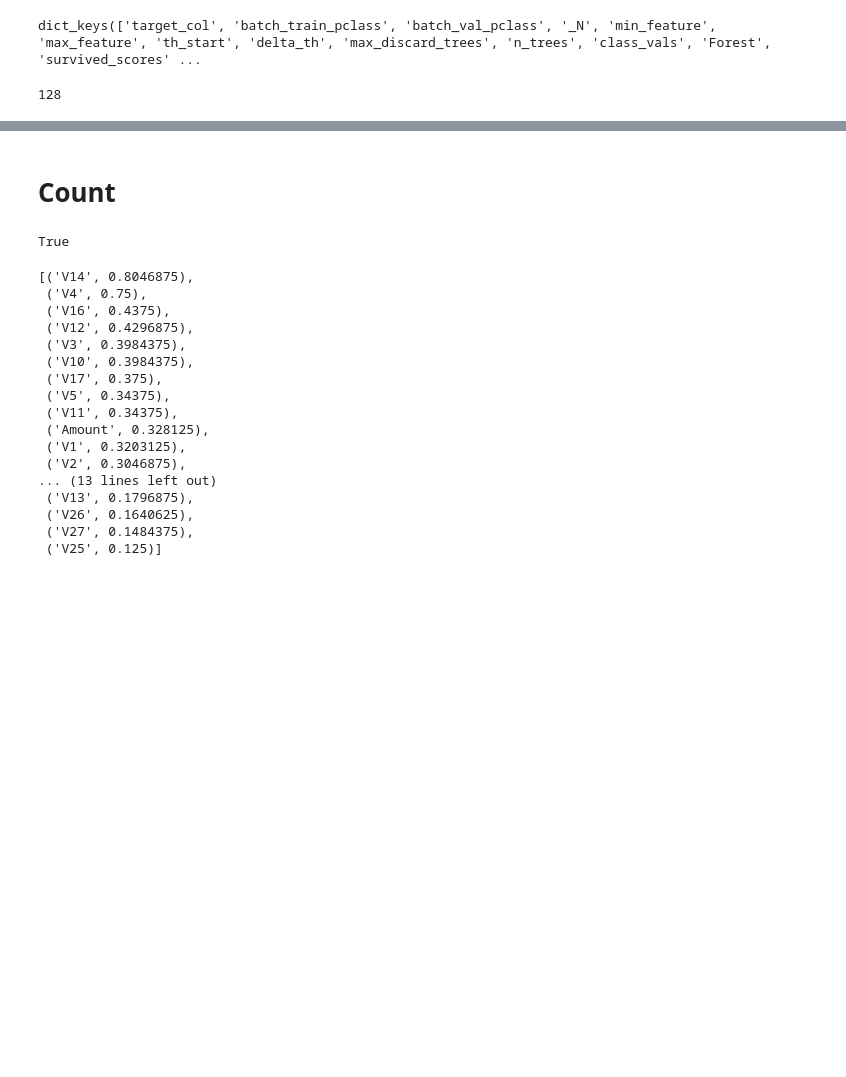
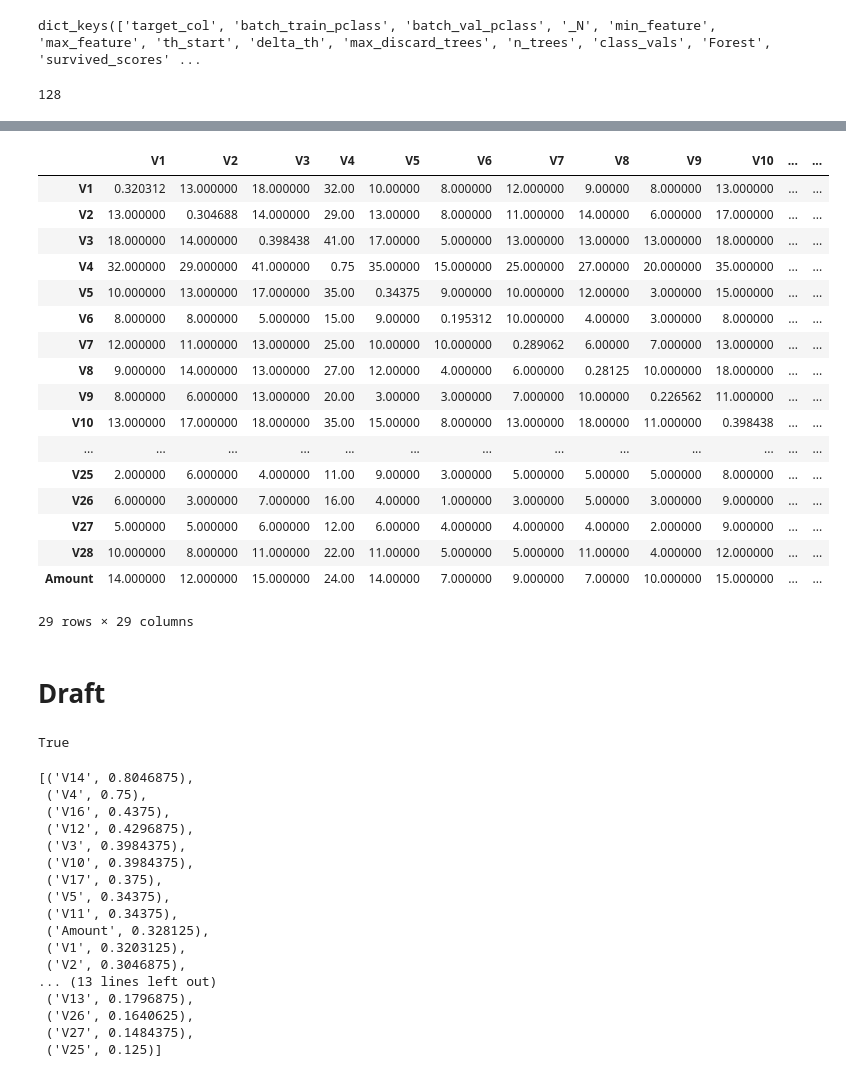
Before and after one commit to ysraell/random-forest-mc, a Jupyter notebook: utils/Feat_Importance.ipynb, the cells around one changed output, grey strips where cells are left out. Cells and saved outputs as stored; diff of their text form; code cells hidden in the pictures; blank space fills up the shorter version.

```diff
--- a/utils/Feat_Importance.ipynb
+++ b/utils/Feat_Importance.ipynb
@@ -144,5 +208,26 @@ cls.process_dataset(df)
+# %%
+cls.featCorrDataFrame()
+# %% [output]
+|  | V1 | V2 | V3 | V4 | V5 | V6 | V7 | V8 | V9 | V10 | ... | ... |
+| V1 | 0.320312 | 13.000000 | 18.000000 | 32.00 | 10.00000 | 8.000000 | 12.000000 | 9.00000 | 8.000000 | 13.000000 | ... | ... |
+| V2 | 13.000000 | 0.304688 | 14.000000 | 29.00 | 13.00000 | 8.000000 | 11.000000 | 14.00000 | 6.000000 | 17.000000 | ... | ... |
+| V3 | 18.000000 | 14.000000 | 0.398438 | 41.00 | 17.00000 | 5.000000 | 13.000000 | 13.00000 | 13.000000 | 18.000000 | ... | ... |
+| V4 | 32.000000 | 29.000000 | 41.000000 | 0.75 | 35.00000 | 15.000000 | 25.000000 | 27.00000 | 20.000000 | 35.000000 | ... | ... |
+| V5 | 10.000000 | 13.000000 | 17.000000 | 35.00 | 0.34375 | 9.000000 | 10.000000 | 12.00000 | 3.000000 | 15.000000 | ... | ... |
+| V6 | 8.000000 | 8.000000 | 5.000000 | 15.00 | 9.00000 | 0.195312 | 10.000000 | 4.00000 | 3.000000 | 8.000000 | ... | ... |
+| V7 | 12.000000 | 11.000000 | 13.000000 | 25.00 | 10.00000 | 10.000000 | 0.289062 | 6.00000 | 7.000000 | 13.000000 | ... | ... |
+| V8 | 9.000000 | 14.000000 | 13.000000 | 27.00 | 12.00000 | 4.000000 | 6.000000 | 0.28125 | 10.000000 | 18.000000 | ... | ... |
+| V9 | 8.000000 | 6.000000 | 13.000000 | 20.00 | 3.00000 | 3.000000 | 7.000000 | 10.00000 | 0.226562 | 11.000000 | ... | ... |
+| V10 | 13.000000 | 17.000000 | 18.000000 | 35.00 | 15.00000 | 8.000000 | 13.000000 | 18.00000 | 11.000000 | 0.398438 | ... | ... |
+| ... | ... | ... | ... | ... | ... | ... | ... | ... | ... | ... | ... | ... |
+| V25 | 2.000000 | 6.000000 | 4.000000 | 11.00 | 9.00000 | 3.000000 | 5.000000 | 5.00000 | 5.000000 | 8.000000 | ... | ... |
+| V26 | 6.000000 | 3.000000 | 7.000000 | 16.00 | 4.00000 | 1.000000 | 3.000000 | 5.00000 | 3.000000 | 9.000000 | ... | ... |
+| V27 | 5.000000 | 5.000000 | 6.000000 | 12.00 | 6.00000 | 4.000000 | 4.000000 | 4.00000 | 2.000000 | 9.000000 | ... | ... |
+| V28 | 10.000000 | 8.000000 | 11.000000 | 22.00 | 11.00000 | 5.000000 | 5.000000 | 11.00000 | 4.000000 | 12.000000 | ... | ... |
+| Amount | 14.000000 | 12.000000 | 15.000000 | 24.00 | 14.00000 | 7.000000 | 9.000000 | 7.00000 | 10.000000 | 15.000000 | ... | ... |
+29 rows × 29 columns
 # %% [markdown]
-# Count
+# Draft
 # %%
 "\'V1\'" in str(cls.Forest[0])
 # %% [output]
```
Also changed, not shown: parts of 13 cells of this notebook, 2 other files.
